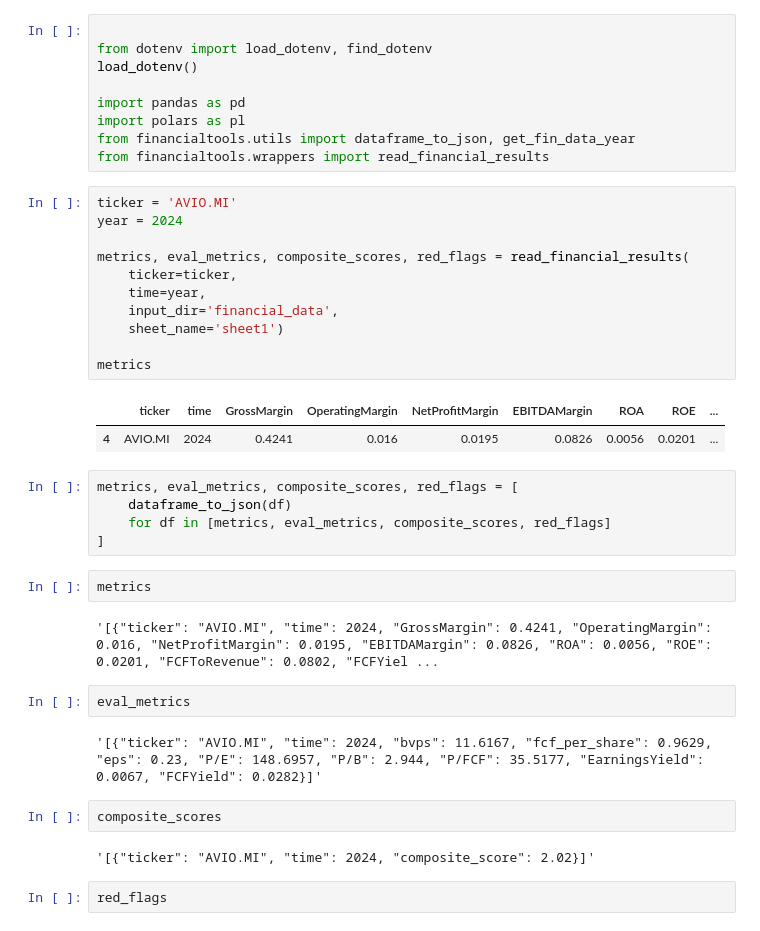
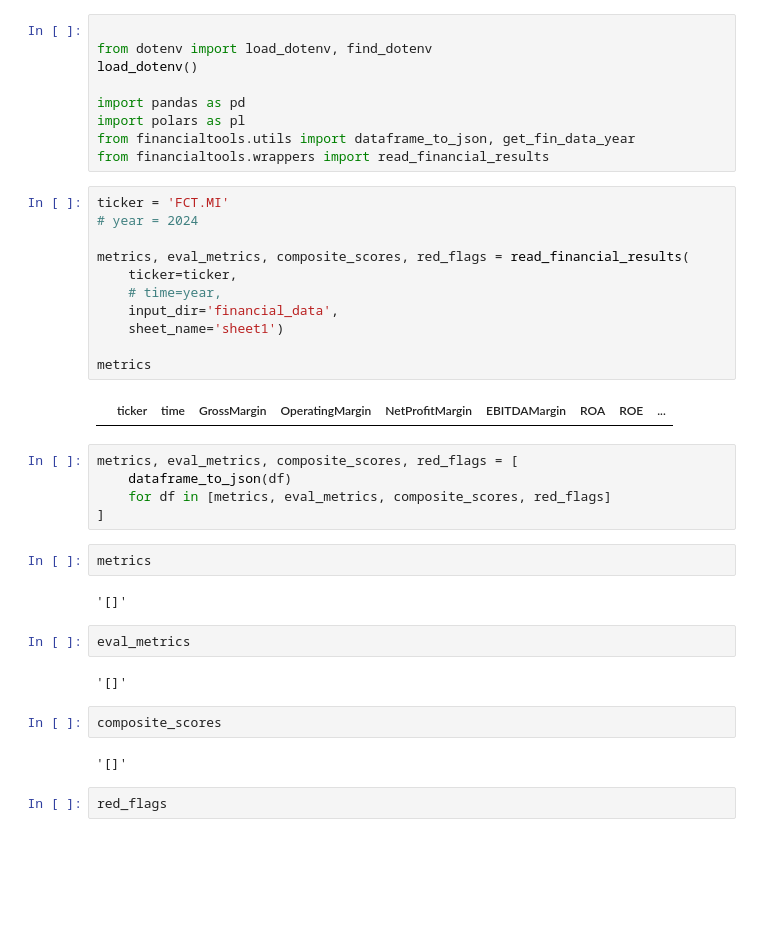
Before and after one commit to laceto/financialtools, a Jupyter notebook: fa_trader_assistant copy.ipynb, the cells around one changed output. Drawn from its saved outputs; the diff is of its cells as text; blank space fills up the shorter version.

```diff
--- a/fa_trader_assistant copy.ipynb
+++ b/fa_trader_assistant copy.ipynb
@@ -8,19 +8,18 @@ import polars as pl
 from financialtools.utils import dataframe_to_json, get_fin_data_year
 from financialtools.wrappers import read_financial_results
 # %%
-ticker = 'AVIO.MI'
-year = 2024
+ticker = 'FCT.MI'
+# year = 2024
 
 metrics, eval_metrics, composite_scores, red_flags = read_financial_results(
     ticker=ticker,
-    time=year,
+    # time=year,
     input_dir='financial_data',
     sheet_name='sheet1')
 
 metrics
 # %% [output]
 |  | ticker | time | GrossMargin | OperatingMargin | NetProfitMargin | EBITDAMargin | ROA | ROE | ... |
-| 4 | AVIO.MI | 2024 | 0.4241 | 0.016 | 0.0195 | 0.0826 | 0.0056 | 0.0201 | ... |
 # %%
 metrics, eval_metrics, composite_scores, red_flags = [
     dataframe_to_json(df)
@@ -29,15 +28,15 @@ metrics, eval_metrics, composite_scores, red_flags = [
 # %%
 metrics
 # %% [output]
-'[{"ticker": "AVIO.MI", "time": 2024, "GrossMargin": 0.4241, "OperatingMargin": 0.016, "NetProfitMargin": 0.0195, "EBITDAMargin": 0.0826, "ROA": 0.0056, "ROE": 0.0201, "FCFToRevenue": 0.0802, "FCFYiel ...
+'[]'
 # %%
 eval_metrics
 # %% [output]
-'[{"ticker": "AVIO.MI", "time": 2024, "bvps": 11.6167, "fcf_per_share": 0.9629, "eps": 0.23, "P/E": 148.6957, "P/B": 2.944, "P/FCF": 35.5177, "EarningsYield": 0.0067, "FCFYield": 0.0282}]'
+'[]'
 # %%
 composite_scores
 # %% [output]
-'[{"ticker": "AVIO.MI", "time": 2024, "composite_score": 2.02}]'
+'[]'
 # %%
 red_flags
 # %% [output]
```
Also changed, not shown: parts of 3 cells of this notebook, 21 other files.
